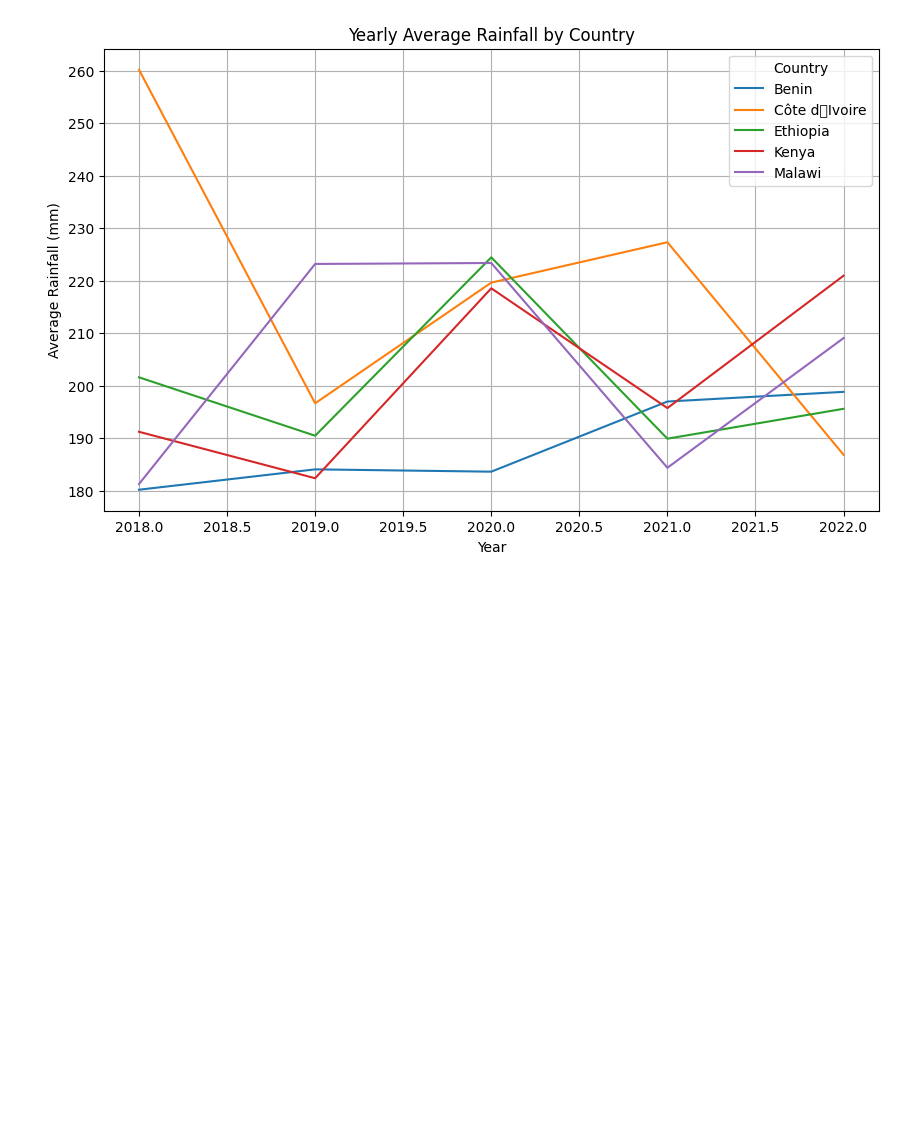
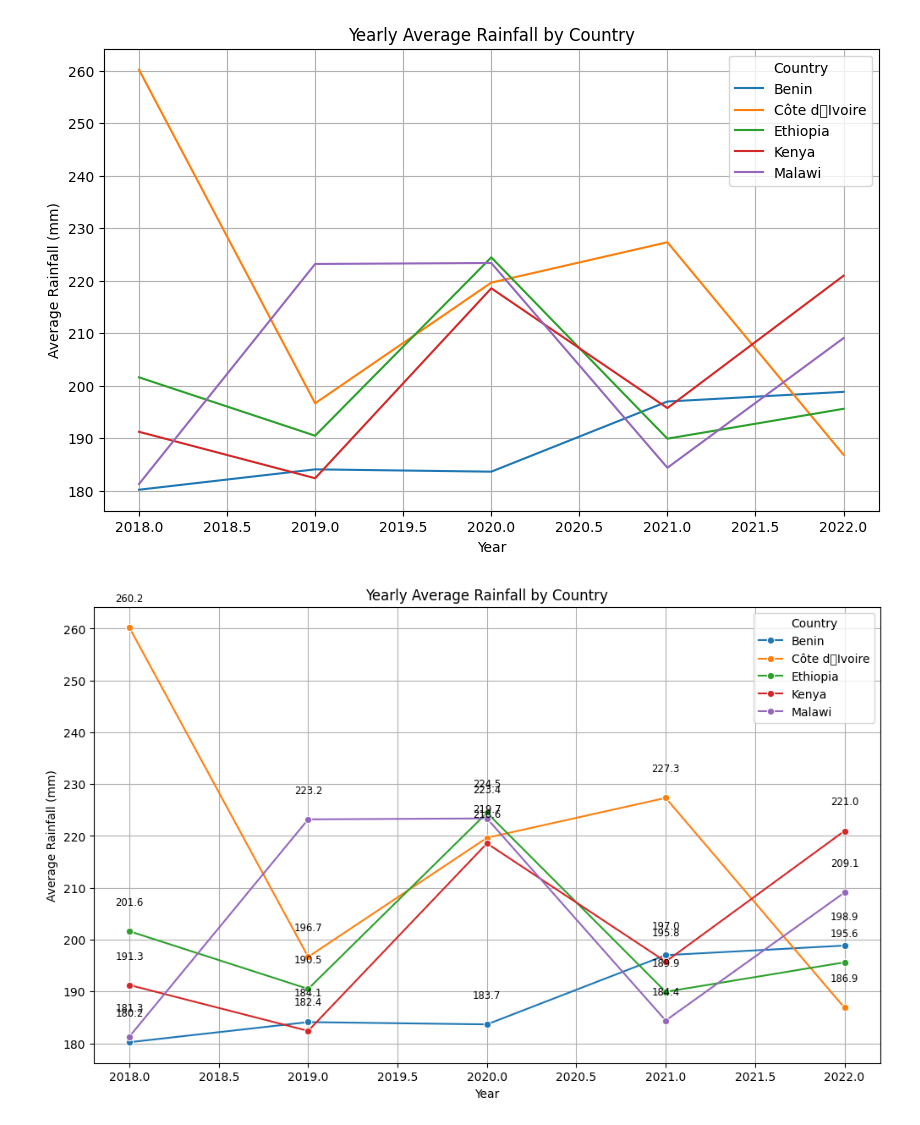
Before and after one commit to Sofilab/Rainfall-analysis-Ethiopia, a Jupyter notebook: Rainfall_Analysis.ipynb, the cells around one changed output. Cells and saved outputs as stored; diff of their text form; code cells hidden in the pictures; blank space fills up the shorter version.

```diff
--- a/Rainfall_Analysis.ipynb
+++ b/Rainfall_Analysis.ipynb
@@ -68,3 +68,25 @@ plt.grid(True)
 plt.show()
 # %% [output]
 [figure]
+# %%
+import seaborn as sns
+import matplotlib.pyplot as plt
+
+plt.figure(figsize=(12, 7))
+sns.lineplot(data=yearly_country_avg, x='Year', y='Rainfall_mm', hue='Country', marker='o')
+
+# Add data labels
+for country in yearly_country_avg['Country'].unique():
+    country_data = yearly_country_avg[yearly_country_avg['Country'] == country]
+    for i, row in country_data.iterrows():
+        plt.text(row['Year'], row['Rainfall_mm'] + 5,  # +5 to raise label a bit above the point
+                 f"{row['Rainfall_mm']:.1f}",
+                 horizontalalignment='center', size='small', color='black')
+
+plt.title('Yearly Average Rainfall by Country')
+plt.ylabel('Average Rainfall (mm)')
+plt.xlabel('Year')
+plt.grid(True)
+plt.show()
+# %% [output]
+[figure, added]
```
Also changed, not shown: parts of 5 cells of this notebook.
